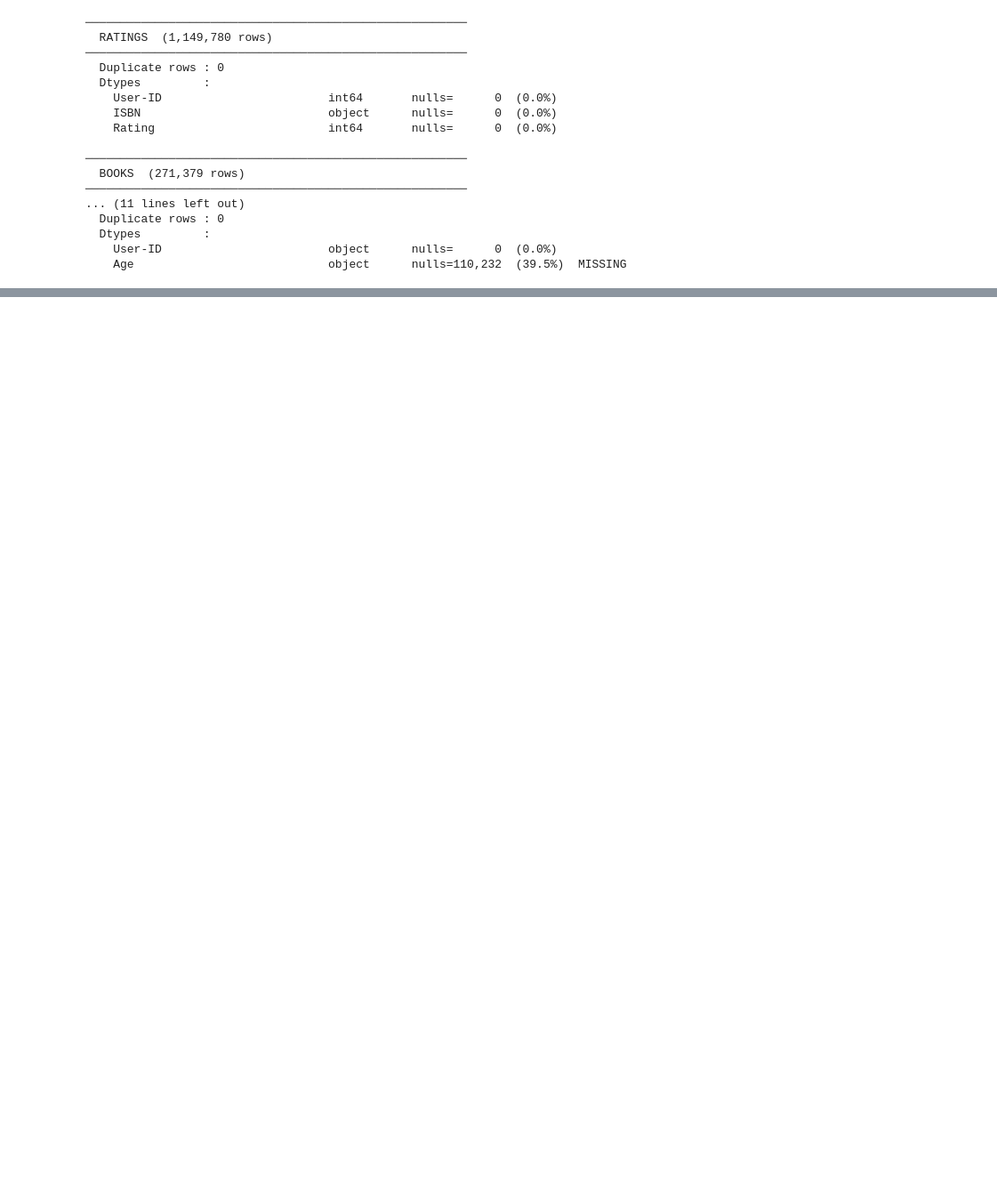
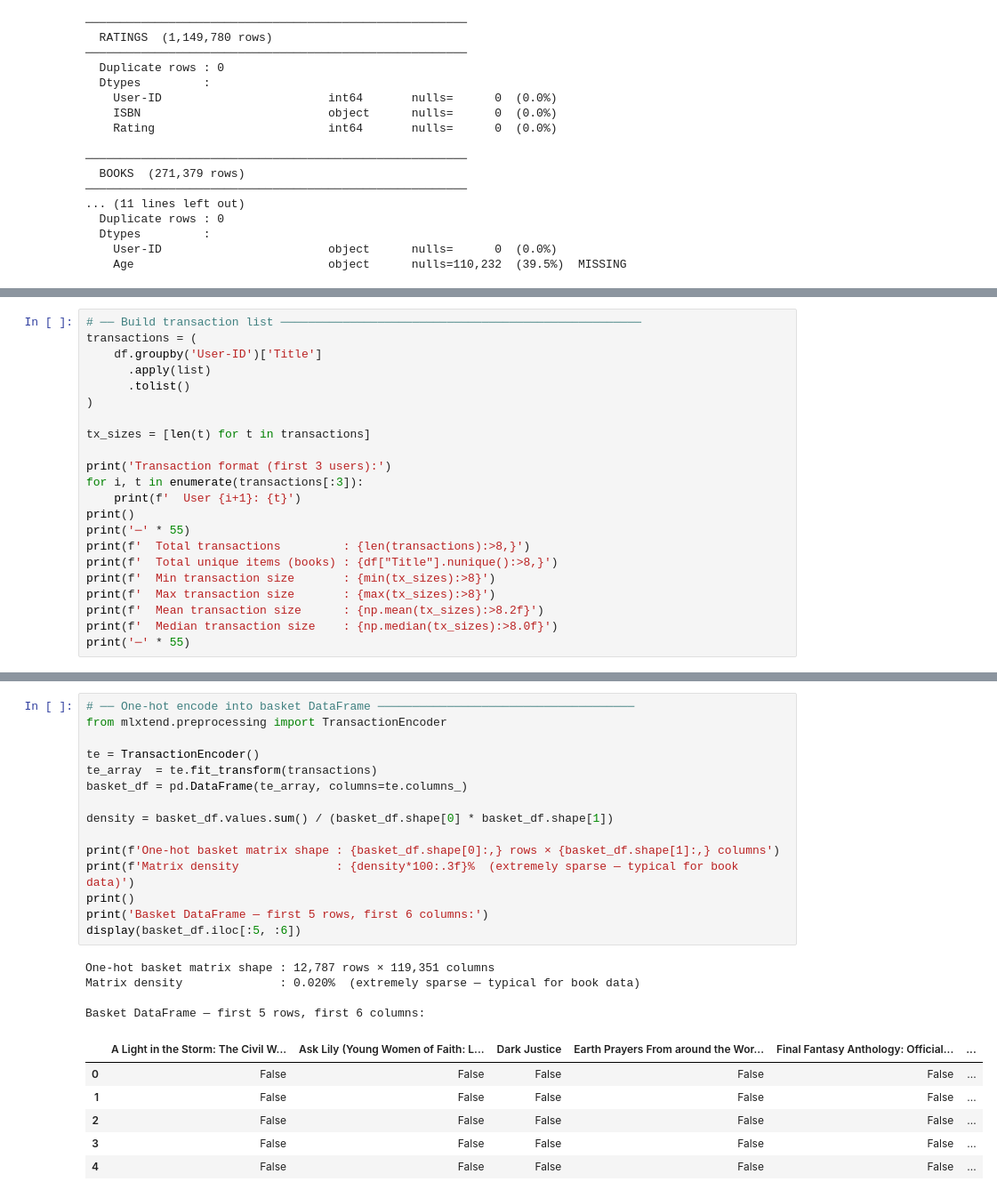
Before and after one commit to olkanth/MSCS_634_Lab_6, a Jupyter notebook: MSCS_634_Lab_6.ipynb, the cells around one changed output, grey strips where cells are left out. Shown at 89% size. Saved outputs shown, nothing was run; the diff lists cells and outputs as text; blank space fills up the shorter version.

```diff
--- a/MSCS_634_Lab_6.ipynb
+++ b/MSCS_634_Lab_6.ipynb
@@ -129,0 +294,22 @@ audit(users,   'USERS')
+# %%
+# ── Build transaction list ────────────────────────────────────────────────────
+transactions = (
+    df.groupby('User-ID')['Title']
+      .apply(list)
+      .tolist()
+)
+
+tx_sizes = [len(t) for t in transactions]
+
+print('Transaction format (first 3 users):')
+for i, t in enumerate(transactions[:3]):
+    print(f'  User {i+1}: {t}')
+print()
+print('─' * 55)
+print(f'  Total transactions         : {len(transactions):>8,}')
+print(f'  Total unique items (books) : {df["Title"].nunique():>8,}')
+print(f'  Min transaction size       : {min(tx_sizes):>8}')
+print(f'  Max transaction size       : {max(tx_sizes):>8}')
+print(f'  Mean transaction size      : {np.mean(tx_sizes):>8.2f}')
+print(f'  Median transaction size    : {np.median(tx_sizes):>8.0f}')
+print('─' * 55)
@@ -129,0 +330,26 @@ audit(users,   'USERS')
+# %%
+# ── One-hot encode into basket DataFrame ─────────────────────────────────────
+from mlxtend.preprocessing import TransactionEncoder
+
+te = TransactionEncoder()
+te_array  = te.fit_transform(transactions)
+basket_df = pd.DataFrame(te_array, columns=te.columns_)
+
+density = basket_df.values.sum() / (basket_df.shape[0] * basket_df.shape[1])
+
+print(f'One-hot basket matrix shape : {basket_df.shape[0]:,} rows × {basket_df.shape[1]:,} columns')
+print(f'Matrix density              : {density*100:.3f}%  (extremely sparse — typical for book data)')
+print()
+print('Basket DataFrame — first 5 rows, first 6 columns:')
+display(basket_df.iloc[:5, :6])
+# %% [output]
+One-hot basket matrix shape : 12,787 rows × 119,351 columns
+Matrix density              : 0.020%  (extremely sparse — typical for book data)
+
+Basket DataFrame — first 5 rows, first 6 columns:
+|  | A Light in the Storm: The Civil W... | Ask Lily (Young Women of Faith: L... | Dark Justice | Earth Prayers From around the Wor... | Final Fantasy Anthology: Official... | ... |
+| 0 | False | False | False | False | False | ... |
+| 1 | False | False | False | False | False | ... |
+| 2 | False | False | False | False | False | ... |
+| 3 | False | False | False | False | False | ... |
+| 4 | False | False | False | False | False | ... |
```
Also changed, not shown: parts of 12 cells of this notebook.
